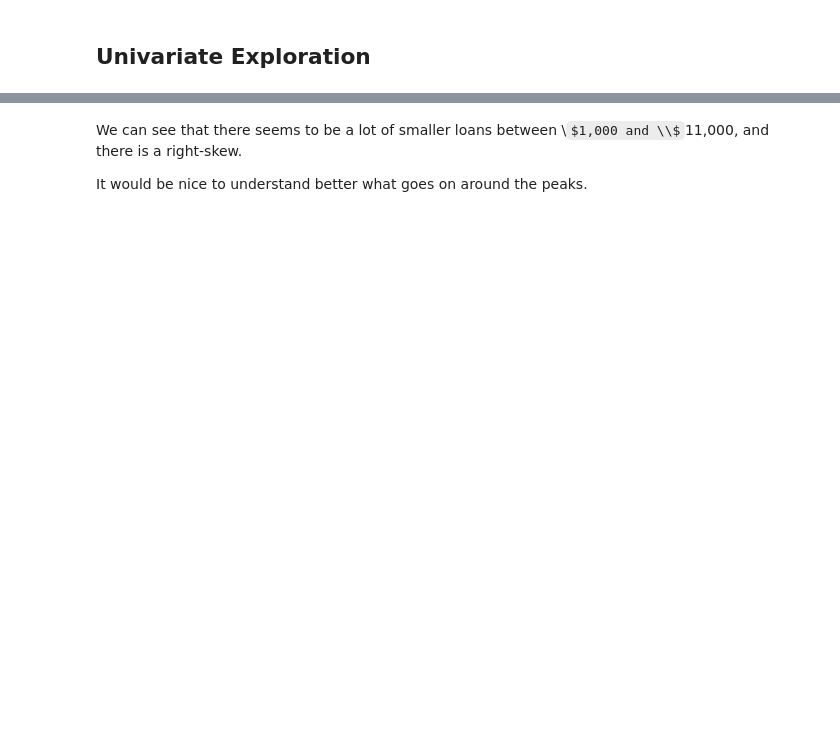
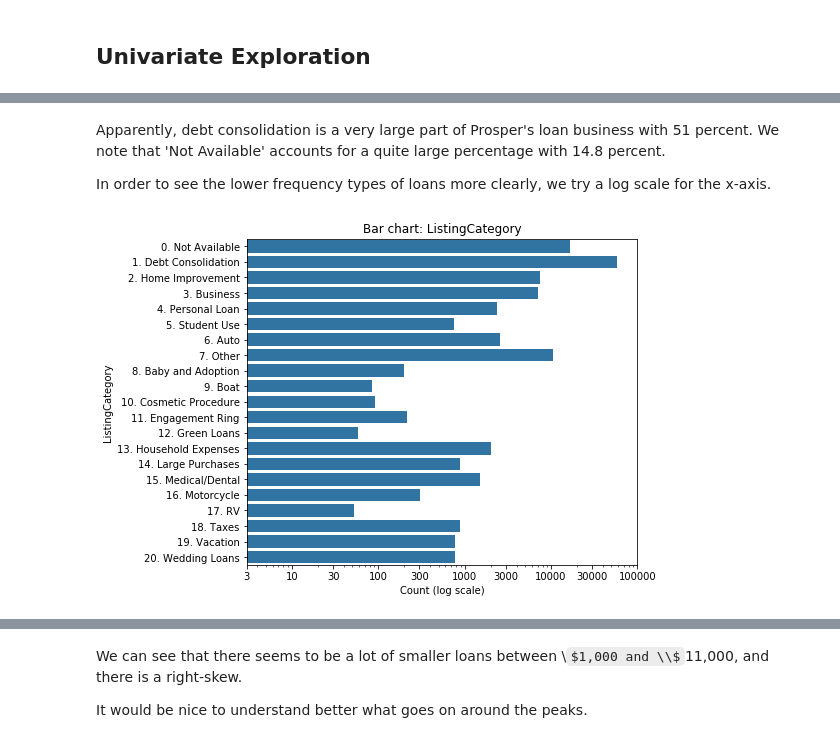
Before and after one commit to trulsmoller/communicate_data_findings, a Jupyter notebook: Exploration-of_Prosper-loan-data.ipynb, the cells around one changed output, grey strips where cells are left out. Saved outputs shown, nothing was run; the diff lists cells and outputs as text; code cells hidden in the pictures; some formulas as TeX source; blank space fills up the shorter version.

```diff
--- a/Exploration-of_Prosper-loan-data.ipynb
+++ b/Exploration-of_Prosper-loan-data.ipynb
@@ -304,0 +380,22 @@ Q: What are the most common loan amounts?
+# %% [markdown]
+Apparently, debt consolidation is a very large part of Prosper's loan business with 51 percent.
+We note that 'Not Available' accounts for a quite large percentage with 14.8 percent.
+
+In order to see the lower frequency types of loans more clearly, we try a log scale for the x-axis.
+# %%
+base_color = sb.color_palette()[0]
+plt.subplots(figsize = [7,6])
+
+# setting up for xticks suitable for log scale
+tick_locs = [3, 10, 30, 100, 300, 1000, 3000, 10000, 30000, 100000]
+
+# plotting the distribution of ListingCategory using seaborn's countplot
+sb.countplot(data = df, y = 'ListingCategory', color = base_color, order = list(d.values()));
+
+plt.xscale('log') # choosing log scale for the x-axis
+plt.xticks(tick_locs, tick_locs)
+plt.xlabel("Count (log scale)")
+
+plt.title("Bar chart: ListingCategory");
+# %% [output]
+[figure, added]
```
Also changed, not shown: parts of 124 cells of this notebook.
